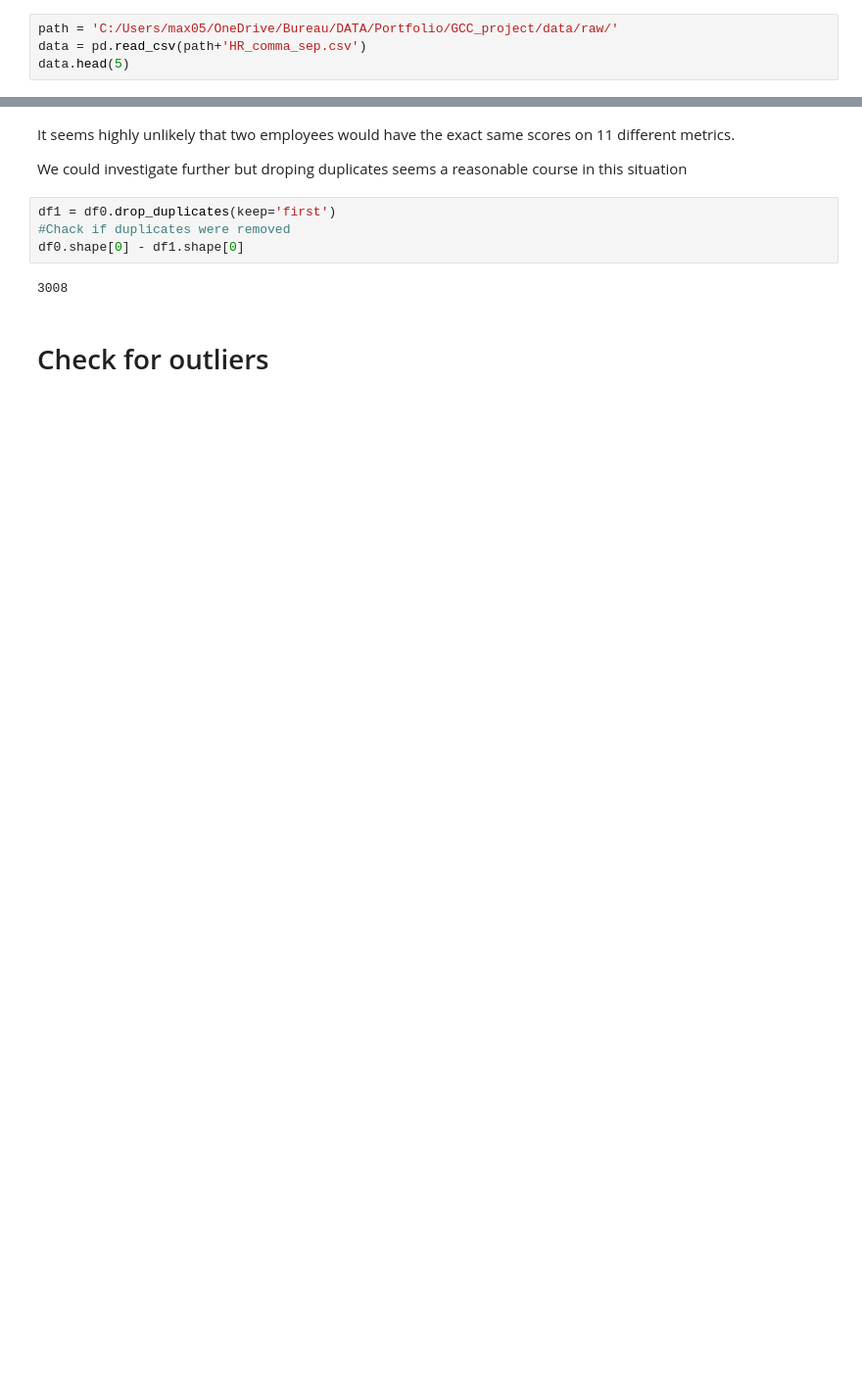
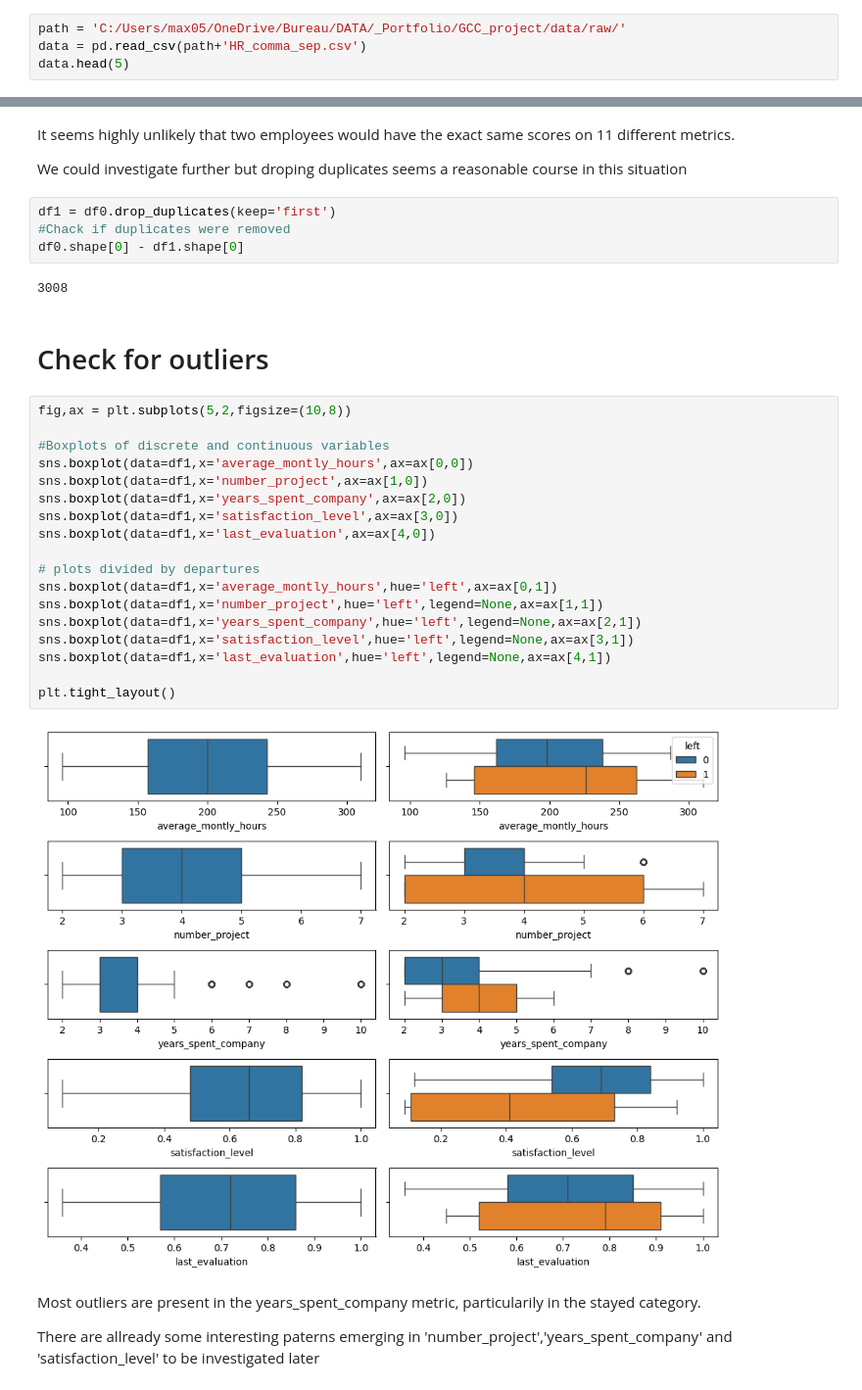
Before and after one commit to Max0513/Turn-over-analysis---Saliford-, a Jupyter notebook: Notebooks/data_cleanup.ipynb, the cells around one changed output, grey strips where cells are left out. Shown at 98% size. Cells and saved outputs as stored; diff of their text form; blank space fills up the shorter version.

```diff
--- a/Notebooks/data_cleanup.ipynb
+++ b/Notebooks/data_cleanup.ipynb
@@ -5,5 +9,5 @@ import pandas as pd
 # %%
-path = 'C:/Users/max05/OneDrive/Bureau/DATA/Portfolio/GCC_project/data/raw/'
+path = 'C:/Users/max05/OneDrive/Bureau/DATA/_Portfolio/GCC_project/data/raw/'
 data = pd.read_csv(path+'HR_comma_sep.csv')
 data.head(5)
 # %% [output]
@@ -90,3 +85,27 @@ df0.shape[0] - df1.shape[0]
 3008
 # %% [markdown]
 # Check for outliers
+# %%
+fig,ax = plt.subplots(5,2,figsize=(10,8))
+
+#Boxplots of discrete and continuous variables
+sns.boxplot(data=df1,x='average_montly_hours',ax=ax[0,0])
+sns.boxplot(data=df1,x='number_project',ax=ax[1,0])
+sns.boxplot(data=df1,x='years_spent_company',ax=ax[2,0])
+sns.boxplot(data=df1,x='satisfaction_level',ax=ax[3,0])
+sns.boxplot(data=df1,x='last_evaluation',ax=ax[4,0])
+
+# plots divided by departures
+sns.boxplot(data=df1,x='average_montly_hours',hue='left',ax=ax[0,1])
+sns.boxplot(data=df1,x='number_project',hue='left',legend=None,ax=ax[1,1])
+sns.boxplot(data=df1,x='years_spent_company',hue='left',legend=None,ax=ax[2,1])
+sns.boxplot(data=df1,x='satisfaction_level',hue='left',legend=None,ax=ax[3,1])
+sns.boxplot(data=df1,x='last_evaluation',hue='left',legend=None,ax=ax[4,1])
+
+plt.tight_layout()
+# %% [output]
+[figure, added]
+# %% [markdown]
+Most outliers are present in the years_spent_company metric, particularily in the stayed category.
+
+There are allready some interesting paterns emerging in 'number_project','years_spent_company' and 'satisfaction_level' to be investigated later
```
Also changed, not shown: parts of 36 cells of this notebook, 1 other file.
